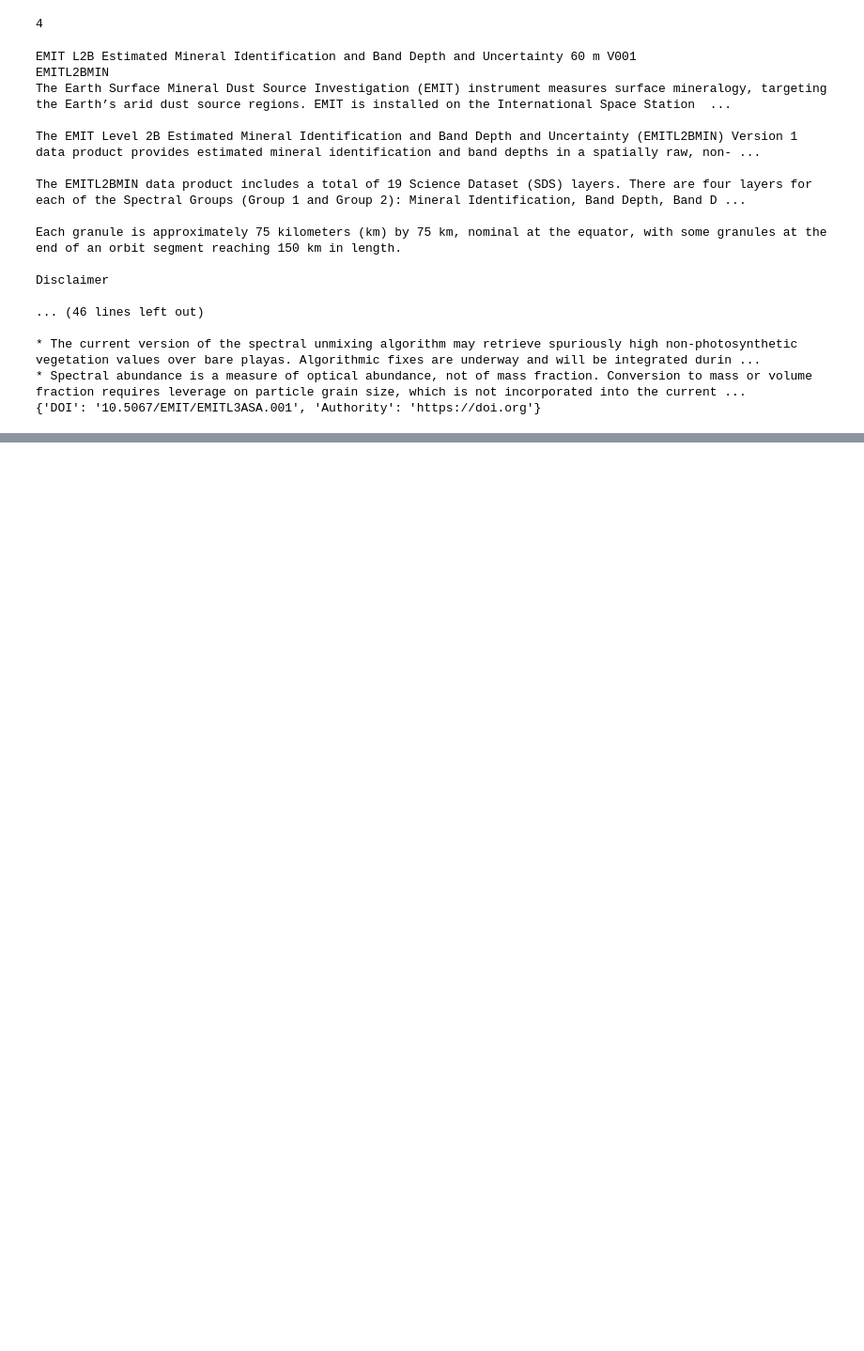
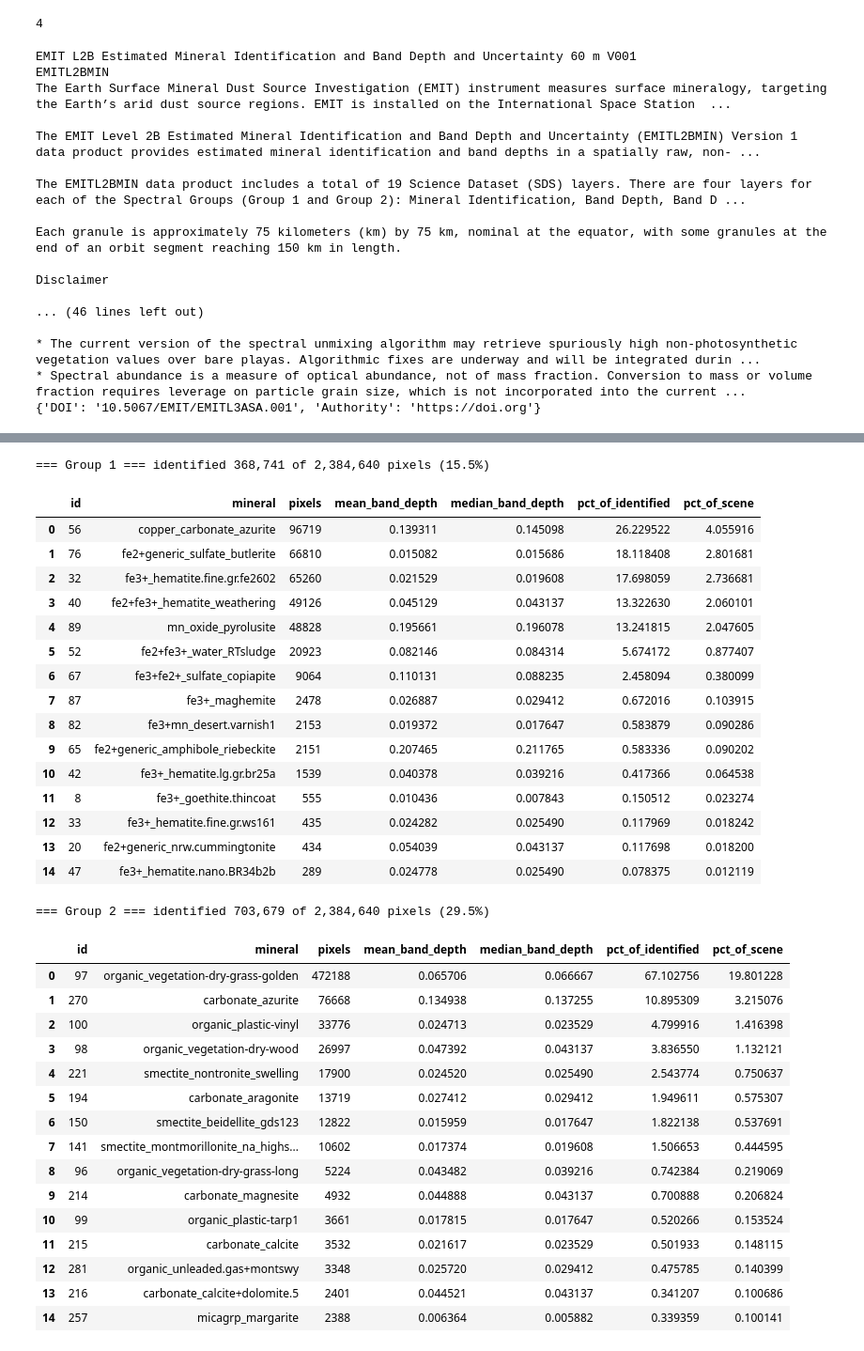
Before and after one commit to bertrandejuan/InterSESHllar, a Jupyter notebook: earthaccess_pull/pull_earthaccess.ipynb, the cells around one changed output, grey strips where cells are left out. Shown at 94% size. Saved outputs shown, nothing was run; the diff lists cells and outputs as text; code cells hidden in the pictures; blank space fills up the shorter version.

Commit message:
actually working now pull_earth access can take in a long lat and spit out a csv with mineral info

```diff
--- a/earthaccess_pull/pull_earthaccess.ipynb
+++ b/earthaccess_pull/pull_earthaccess.ipynb
@@ -68,3 +89,60 @@ OSError: [Errno group not found: mineral_metadata] 'mineral_metadata'
+# %%
+from IPython.display import display
+
+path = "C:/Users/bertr/VSCODE/InterSESHllar/earthaccess_pull/data/2026-11-15-48e700/EMIT_L2B_MIN_002_20261003T104739.nc"  # <-- edit this
+min_band_depth = 0.0          # e.g. 0.03 to drop weak matches
+exclude_nonmineral = False    # True to drop vegetation/plastic matches
+top = 15                      # rows to show per group
+
+ds = xr.open_dataset(path)
+lookup, _ = load_lookup(path)
+
+results = []
+for group in (1, 2):
+    df, s = composition(ds, lookup, group, min_band_depth, exclude_nonmineral)
+    print(f"=== Group {group} === identified {s['identified_pixels']:,} of "
+          f"{s['total_pixels']:,} pixels ({s['pct_identified']:.1f}%)")
+    display(df.head(top))
+    results.append(df.assign(group=group))
+
+all_results = pd.concat(results)   # full tables for both groups
+# all_results.to_csv("mineral_composition.csv", index=False)
+ds.close()
+# %% [output]
+=== Group 1 === identified 368,741 of 2,384,640 pixels (15.5%)
+|  | id | mineral | pixels | mean_band_depth | median_band_depth | pct_of_identified | pct_of_scene |
+| 0 | 56 | copper_carbonate_azurite | 96719 | 0.139311 | 0.145098 | 26.229522 | 4.055916 |
+| 1 | 76 | fe2+generic_sulfate_butlerite | 66810 | 0.015082 | 0.015686 | 18.118408 | 2.801681 |
+| 2 | 32 | fe3+_hematite.fine.gr.fe2602 | 65260 | 0.021529 | 0.019608 | 17.698059 | 2.736681 |
+| 3 | 40 | fe2+fe3+_hematite_weathering | 49126 | 0.045129 | 0.043137 | 13.322630 | 2.060101 |
+| 4 | 89 | mn_oxide_pyrolusite | 48828 | 0.195661 | 0.196078 | 13.241815 | 2.047605 |
+| 5 | 52 | fe2+fe3+_water_RTsludge | 20923 | 0.082146 | 0.084314 | 5.674172 | 0.877407 |
+| 6 | 67 | fe3+fe2+_sulfate_copiapite | 9064 | 0.110131 | 0.088235 | 2.458094 | 0.380099 |
+| 7 | 87 | fe3+_maghemite | 2478 | 0.026887 | 0.029412 | 0.672016 | 0.103915 |
+| 8 | 82 | fe3+mn_desert.varnish1 | 2153 | 0.019372 | 0.017647 | 0.583879 | 0.090286 |
+| 9 | 65 | fe2+generic_amphibole_riebeckite | 2151 | 0.207465 | 0.211765 | 0.583336 | 0.090202 |
+| 10 | 42 | fe3+_hematite.lg.gr.br25a | 1539 | 0.040378 | 0.039216 | 0.417366 | 0.064538 |
+| 11 | 8 | fe3+_goethite.thincoat | 555 | 0.010436 | 0.007843 | 0.150512 | 0.023274 |
+| 12 | 33 | fe3+_hematite.fine.gr.ws161 | 435 | 0.024282 | 0.025490 | 0.117969 | 0.018242 |
+| 13 | 20 | fe2+generic_nrw.cummingtonite | 434 | 0.054039 | 0.043137 | 0.117698 | 0.018200 |
+| 14 | 47 | fe3+_hematite.nano.BR34b2b | 289 | 0.024778 | 0.025490 | 0.078375 | 0.012119 |
+=== Group 2 === identified 703,679 of 2,384,640 pixels (29.5%)
+|  | id | mineral | pixels | mean_band_depth | median_band_depth | pct_of_identified | pct_of_scene |
+| 0 | 97 | organic_vegetation-dry-grass-golden | 472188 | 0.065706 | 0.066667 | 67.102756 | 19.801228 |
+| 1 | 270 | carbonate_azurite | 76668 | 0.134938 | 0.137255 | 10.895309 | 3.215076 |
+| 2 | 100 | organic_plastic-vinyl | 33776 | 0.024713 | 0.023529 | 4.799916 | 1.416398 |
+| 3 | 98 | organic_vegetation-dry-wood | 26997 | 0.047392 | 0.043137 | 3.836550 | 1.132121 |
+| 4 | 221 | smectite_nontronite_swelling | 17900 | 0.024520 | 0.025490 | 2.543774 | 0.750637 |
+| 5 | 194 | carbonate_aragonite | 13719 | 0.027412 | 0.029412 | 1.949611 | 0.575307 |
+| 6 | 150 | smectite_beidellite_gds123 | 12822 | 0.015959 | 0.017647 | 1.822138 | 0.537691 |
+| 7 | 141 | smectite_montmorillonite_na_highs... | 10602 | 0.017374 | 0.019608 | 1.506653 | 0.444595 |
+| 8 | 96 | organic_vegetation-dry-grass-long | 5224 | 0.043482 | 0.039216 | 0.742384 | 0.219069 |
+| 9 | 214 | carbonate_magnesite | 4932 | 0.044888 | 0.043137 | 0.700888 | 0.206824 |
+| 10 | 99 | organic_plastic-tarp1 | 3661 | 0.017815 | 0.017647 | 0.520266 | 0.153524 |
+| 11 | 215 | carbonate_calcite | 3532 | 0.021617 | 0.023529 | 0.501933 | 0.148115 |
+| 12 | 281 | organic_unleaded.gas+montswy | 3348 | 0.025720 | 0.029412 | 0.475785 | 0.140399 |
+| 13 | 216 | carbonate_calcite+dolomite.5 | 2401 | 0.044521 | 0.043137 | 0.341207 | 0.100686 |
+| 14 | 257 | micagrp_margarite | 2388 | 0.006364 | 0.005882 | 0.339359 | 0.100141 |
 # %%
 ds['h_li'].hvplot(kind = 'scatter', x = 'latitude', s =2)
 # %% [output]
```
Also changed, not shown: parts of 4 cells of this notebook.
